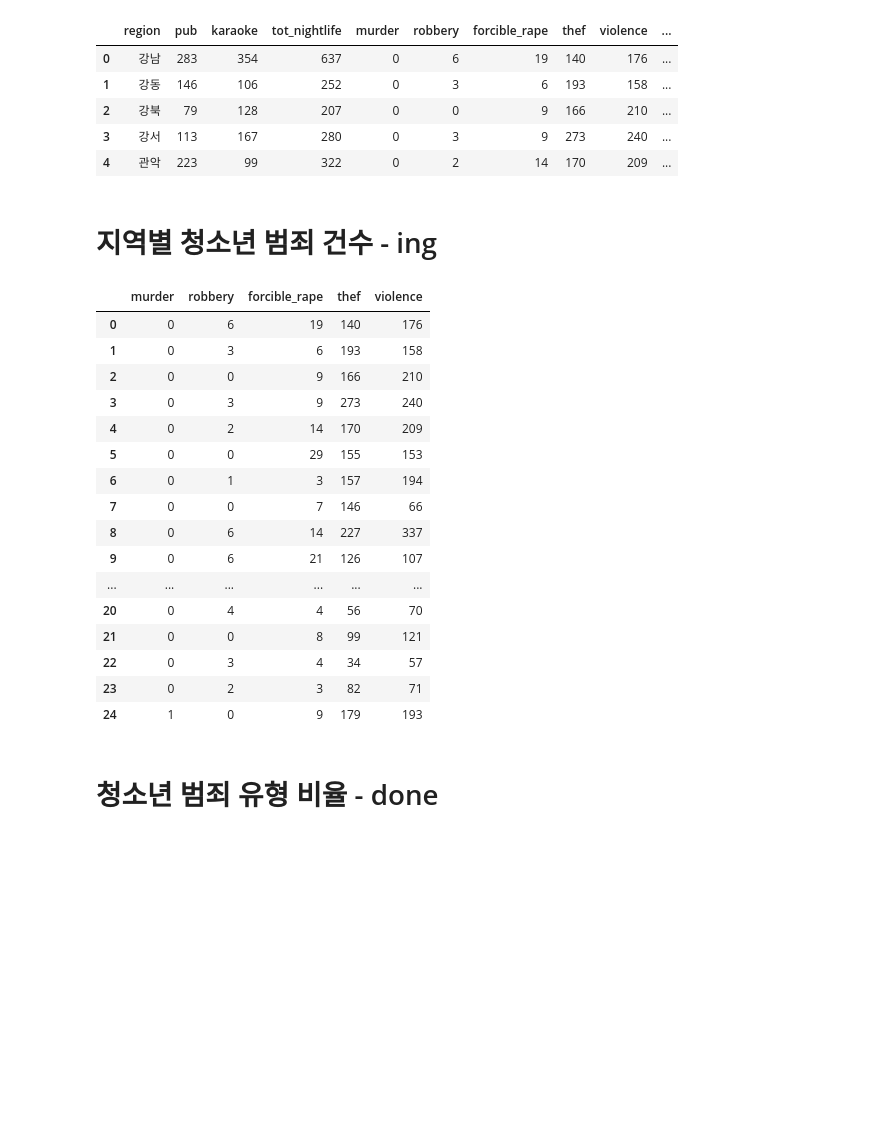
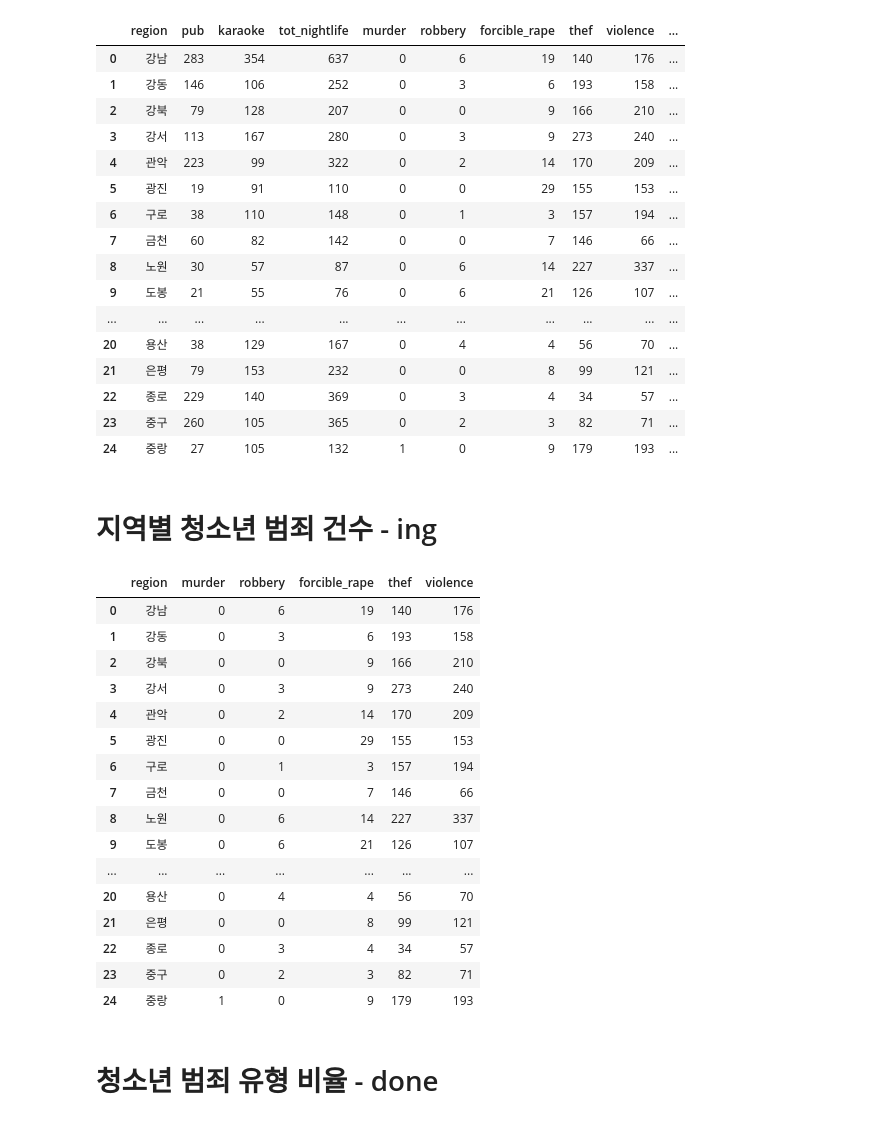
Before and after one commit to sangsang0114/DataAnalytics, a Jupyter notebook: miniproject.ipynb, the cells around one changed output. Saved outputs shown, nothing was run; the diff lists cells and outputs as text; code cells hidden in the pictures; blank space fills up the shorter version.

```diff
--- a/miniproject.ipynb
+++ b/miniproject.ipynb
@@ -13,14 +13,25 @@ font_name = font_manager.FontProperties(fname=font_location).get_name()
 matplotlib.rc('font', family=font_name)
 # %%
 crimes = pd.read_csv('nightlife_crime.csv', encoding='euc-kr')
-crimes.head()
+crimes
 # %% [output]
 |  | region | pub | karaoke | tot_nightlife | murder | robbery | forcible_rape | thef | violence | ... |
 | 0 | 강남 | 283 | 354 | 637 | 0 | 6 | 19 | 140 | 176 | ... |
 | 1 | 강동 | 146 | 106 | 252 | 0 | 3 | 6 | 193 | 158 | ... |
 | 2 | 강북 | 79 | 128 | 207 | 0 | 0 | 9 | 166 | 210 | ... |
 | 3 | 강서 | 113 | 167 | 280 | 0 | 3 | 9 | 273 | 240 | ... |
 | 4 | 관악 | 223 | 99 | 322 | 0 | 2 | 14 | 170 | 209 | ... |
+| 5 | 광진 | 19 | 91 | 110 | 0 | 0 | 29 | 155 | 153 | ... |
+| 6 | 구로 | 38 | 110 | 148 | 0 | 1 | 3 | 157 | 194 | ... |
+| 7 | 금천 | 60 | 82 | 142 | 0 | 0 | 7 | 146 | 66 | ... |
+| 8 | 노원 | 30 | 57 | 87 | 0 | 6 | 14 | 227 | 337 | ... |
+| 9 | 도봉 | 21 | 55 | 76 | 0 | 6 | 21 | 126 | 107 | ... |
+| ... | ... | ... | ... | ... | ... | ... | ... | ... | ... | ... |
+| 20 | 용산 | 38 | 129 | 167 | 0 | 4 | 4 | 56 | 70 | ... |
+| 21 | 은평 | 79 | 153 | 232 | 0 | 0 | 8 | 99 | 121 | ... |
+| 22 | 종로 | 229 | 140 | 369 | 0 | 3 | 4 | 34 | 57 | ... |
+| 23 | 중구 | 260 | 105 | 365 | 0 | 2 | 3 | 82 | 71 | ... |
+| 24 | 중랑 | 27 | 105 | 132 | 1 | 0 | 9 | 179 | 193 | ... |
 # %%
 #산점도 그리기 함수
 def get_plot(x, y):
@@ -38,29 +49,29 @@ def get_pearson_value(x,y):
 # %% [markdown]
 # 지역별 청소년 범죄 건수 - ing
 # %%
-cols = ['murder','robbery','forcible_rape','thef','violence']
+cols = ['region', 'murder','robbery','forcible_rape','thef','violence']
 crimes_per_region = crimes[cols].sum(axis = 1, numeric_only=True)
 
 my_data = crimes[cols]
 my_data
 # %% [output]
-|  | murder | robbery | forcible_rape | thef | violence |
-| 0 | 0 | 6 | 19 | 140 | 176 |
-| 1 | 0 | 3 | 6 | 193 | 158 |
-| 2 | 0 | 0 | 9 | 166 | 210 |
-| 3 | 0 | 3 | 9 | 273 | 240 |
-| 4 | 0 | 2 | 14 | 170 | 209 |
-| 5 | 0 | 0 | 29 | 155 | 153 |
-| 6 | 0 | 1 | 3 | 157 | 194 |
-| 7 | 0 | 0 | 7 | 146 | 66 |
-| 8 | 0 | 6 | 14 | 227 | 337 |
-| 9 | 0 | 6 | 21 | 126 | 107 |
-| ... | ... | ... | ... | ... | ... |
-| 20 | 0 | 4 | 4 | 56 | 70 |
-| 21 | 0 | 0 | 8 | 99 | 121 |
-| 22 | 0 | 3 | 4 | 34 | 57 |
-| 23 | 0 | 2 | 3 | 82 | 71 |
-| 24 | 1 | 0 | 9 | 179 | 193 |
+|  | region | murder | robbery | forcible_rape | thef | violence |
+| 0 | 강남 | 0 | 6 | 19 | 140 | 176 |
+| 1 | 강동 | 0 | 3 | 6 | 193 | 158 |
+| 2 | 강북 | 0 | 0 | 9 | 166 | 210 |
+| 3 | 강서 | 0 | 3 | 9 | 273 | 240 |
+| 4 | 관악 | 0 | 2 | 14 | 170 | 209 |
+| 5 | 광진 | 0 | 0 | 29 | 155 | 153 |
+| 6 | 구로 | 0 | 1 | 3 | 157 | 194 |
+| 7 | 금천 | 0 | 0 | 7 | 146 | 66 |
+| 8 | 노원 | 0 | 6 | 14 | 227 | 337 |
+| 9 | 도봉 | 0 | 6 | 21 | 126 | 107 |
+| ... | ... | ... | ... | ... | ... | ... |
+| 20 | 용산 | 0 | 4 | 4 | 56 | 70 |
+| 21 | 은평 | 0 | 0 | 8 | 99 | 121 |
+| 22 | 종로 | 0 | 3 | 4 | 34 | 57 |
+| 23 | 중구 | 0 | 2 | 3 | 82 | 71 |
+| 24 | 중랑 | 1 | 0 | 9 | 179 | 193 |
 # %% [markdown]
 # 청소년 범죄 유형 비율 - done
 # %%
```
Also changed, not shown: parts of 7 cells of this notebook.
